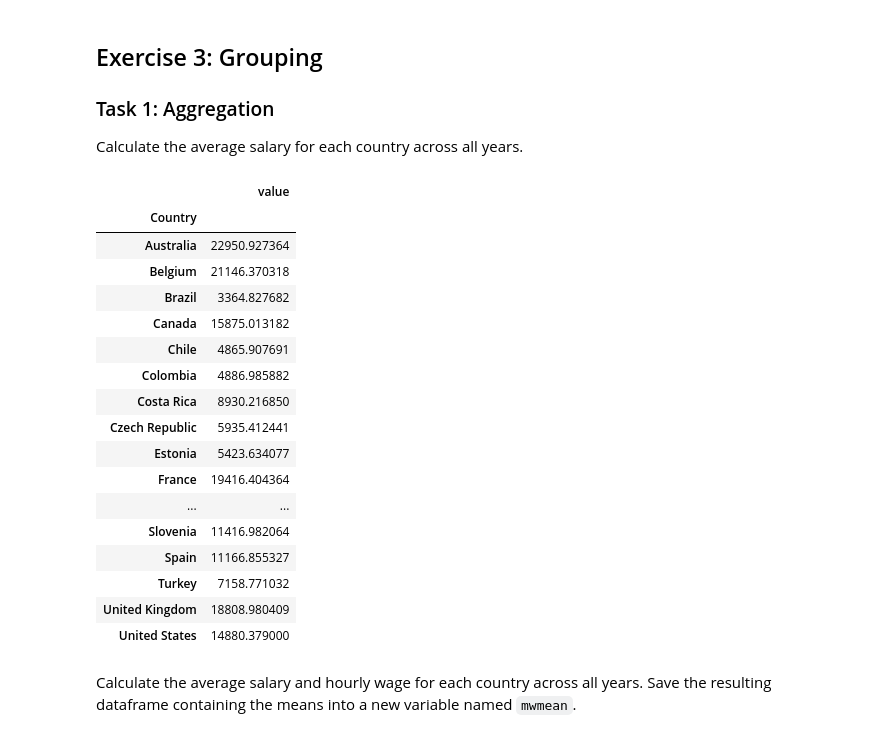
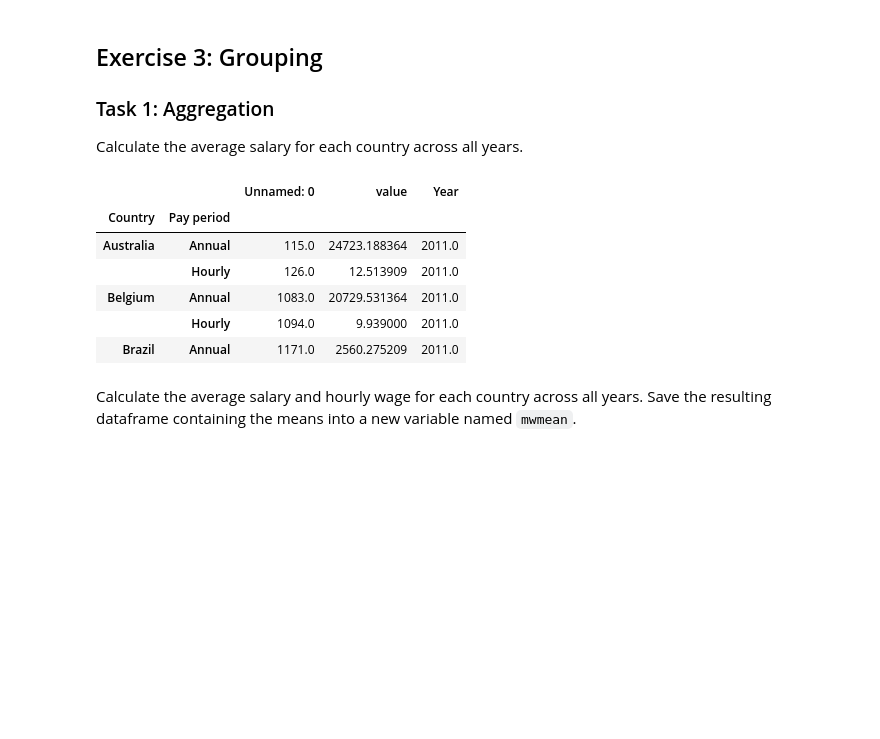
Before and after one commit to shresthasrijana099/Data-Analytics-With-Python, a Jupyter notebook: class_exercises/D05-Pandas_Part2.ipynb, the cells around one changed output. Saved outputs shown, nothing was run; the diff lists cells and outputs as text; code cells hidden in the pictures; blank space fills up the shorter version.

```diff
--- a/class_exercises/D05-Pandas_Part2.ipynb
+++ b/class_exercises/D05-Pandas_Part2.ipynb
@@ -15,8 +15,8 @@ Import the data from the [Lectures in Quantiatives Economics](https://github.com
 
 Import the data into a variable named `minwages` and print the first 5 lines of data to explore what is there.
 # %%
-minwages = pd.read_csv('https://raw.githubusercontent.com/QuantEcon/lecture-source-py/master/source/_static/lecture_specific/pandas_panel/realwage.csv')
-minwages.head()
+minwages = pd.read_csv('https://raw.githubusercontent.com/QuantEcon/lecture-source-py/master/source/_static/lecture_specific/pandas_panel/realwage.csv',)
+minwages.head(5)
 # %% [output]
 |  | Unnamed: 0 | Time | Country | Series | Pay period | value |
 | 0 | 0 | 2006-01-01 | Ireland | In 2015 constant prices at 2015 U... | Annual | 17132.443 |
@@ -166,2 +171,2 @@ Remove the "Unnamed: 0" column as it's not needed.
 # %%
-minwages.drop(['Unnamed: 0'], axis=1, inplace=True)
+#minwages.drop(['Unnamed: 0'], axis=1, inplace=True)
@@ -194,0 +201,3 @@ Do we have enough data to calculate descriptive statistics for annual salary in
+# %%
+minwages2 = minwages[minwages['Series'] == 'In 2015 constant prices at 2015 USD exchange rates']
+minwages2.shape
@@ -206,27 +217,16 @@ Get the count of how many rows there are per year?
 ### Task 1: Aggregation
 Calculate the average salary for each country across all years.
 # %%
-groups = minwages[(minwages['Pay period'] == 'Annual')]
-groups[['Country','value']].groupby('Country').mean()
+groups = minwages2.groupby(['Country', 'Pay period'])
+groups.mean().head()
 # %% [output]
-|  | value |
-| Country |  |
-| Australia | 22950.927364 |
-| Belgium | 21146.370318 |
-| Brazil | 3364.827682 |
-| Canada | 15875.013182 |
-| Chile | 4865.907691 |
-| Colombia | 4886.985882 |
-| Costa Rica | 8930.216850 |
-| Czech Republic | 5935.412441 |
-| Estonia | 5423.634077 |
-| France | 19416.404364 |
-| ... | ... |
-| Slovenia | 11416.982064 |
-| Spain | 11166.855327 |
-| Turkey | 7158.771032 |
-| United Kingdom | 18808.980409 |
-| United States | 14880.379000 |
+|  |  | Unnamed: 0 | value | Year |
+| Country | Pay period |  |  |  |
+| Australia | Annual | 115.0 | 24723.188364 | 2011.0 |
+|  | Hourly | 126.0 | 12.513909 | 2011.0 |
+| Belgium | Annual | 1083.0 | 20729.531364 | 2011.0 |
+|  | Hourly | 1094.0 | 9.939000 | 2011.0 |
+| Brazil | Annual | 1171.0 | 2560.275209 | 2011.0 |
 # %% [markdown]
 Calculate the average salary and hourly wage for each country across all years. Save the resulting dataframe containing the means into a new variable named `mwmean`.
 # %% [markdown]
```
Also changed, not shown: parts of 20 cells of this notebook, 4 other files.
